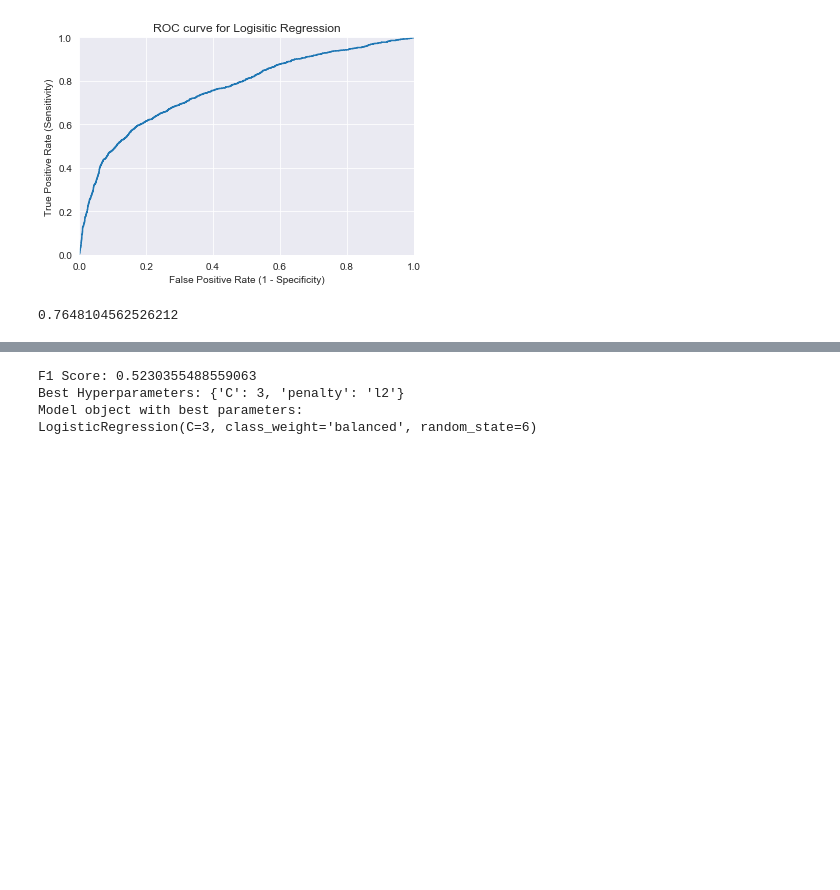
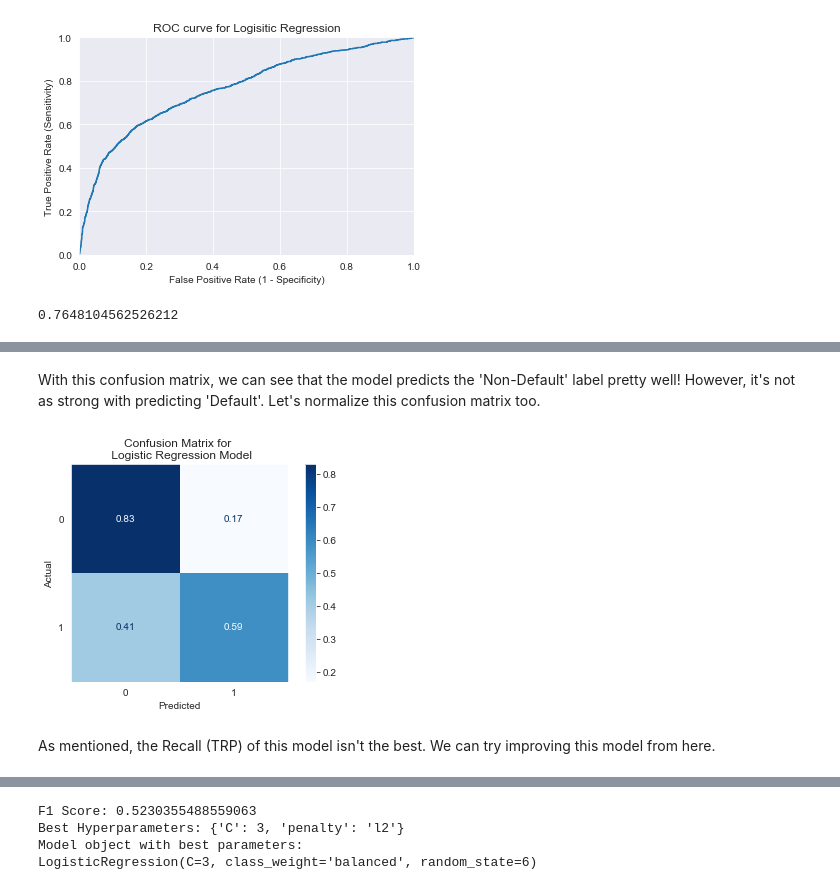
Before and after one commit to sankur7777/credit_card-default_prediction, a Jupyter notebook: final_notebook.ipynb, the cells around one changed output, grey strips where cells are left out. Drawn from its saved outputs; the diff is of its cells as text; code cells hidden in the pictures; blank space fills up the shorter version.

```diff
--- a/final_notebook.ipynb
+++ b/final_notebook.ipynb
@@ -533,0 +535,15 @@ plot_confusion_matrix(logreg, X_test, y_test, cmap=plt.cm.Blues)
+# %% [markdown]
+With this confusion matrix, we can see that the model predicts the 'Non-Default' label pretty well! However, it's not as strong with predicting 'Default'. Let's normalize this confusion matrix too.
+# %%
+normalized_log_reg_conf_matrix = plot_confusion_matrix(logreg, X_test, y_test,
+                                 display_labels=None,
+                                 cmap=plt.cm.Blues,
+                                 normalize='true')
+normalized_log_reg_conf_matrix.ax_.set_title('Normalized Confusion Matrix for \n Logistic Regression Model')
+plt.xlabel('Predicted')
+plt.ylabel('Actual')
+plt.grid(False)
+# %% [output]
+[figure, added]
+# %% [markdown]
+As mentioned, the Recall (TRP) of this model isn't the best. We can try improving this model from here.
```
Also changed, not shown: parts of 106 cells of this notebook, 3 other files.
